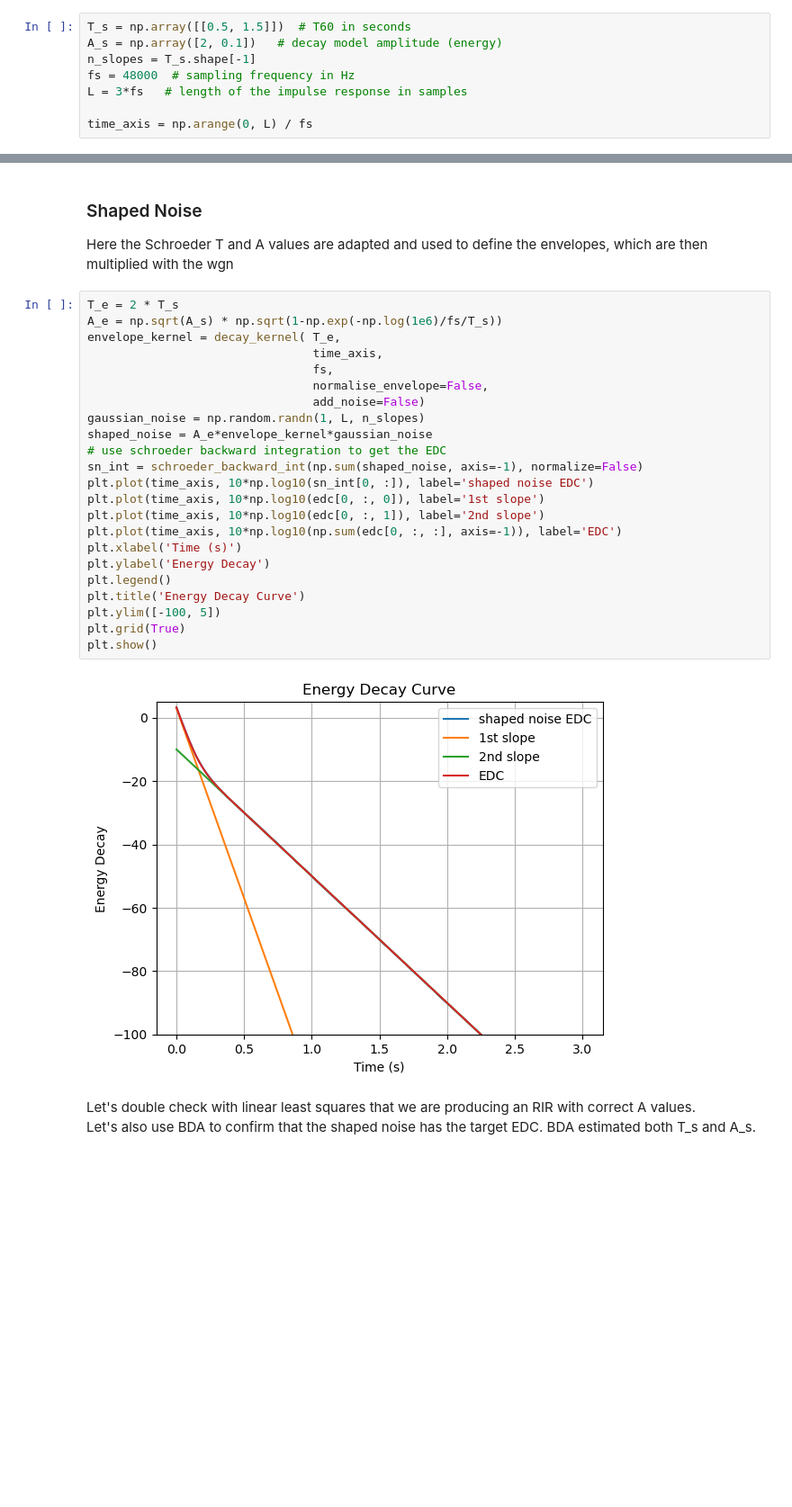
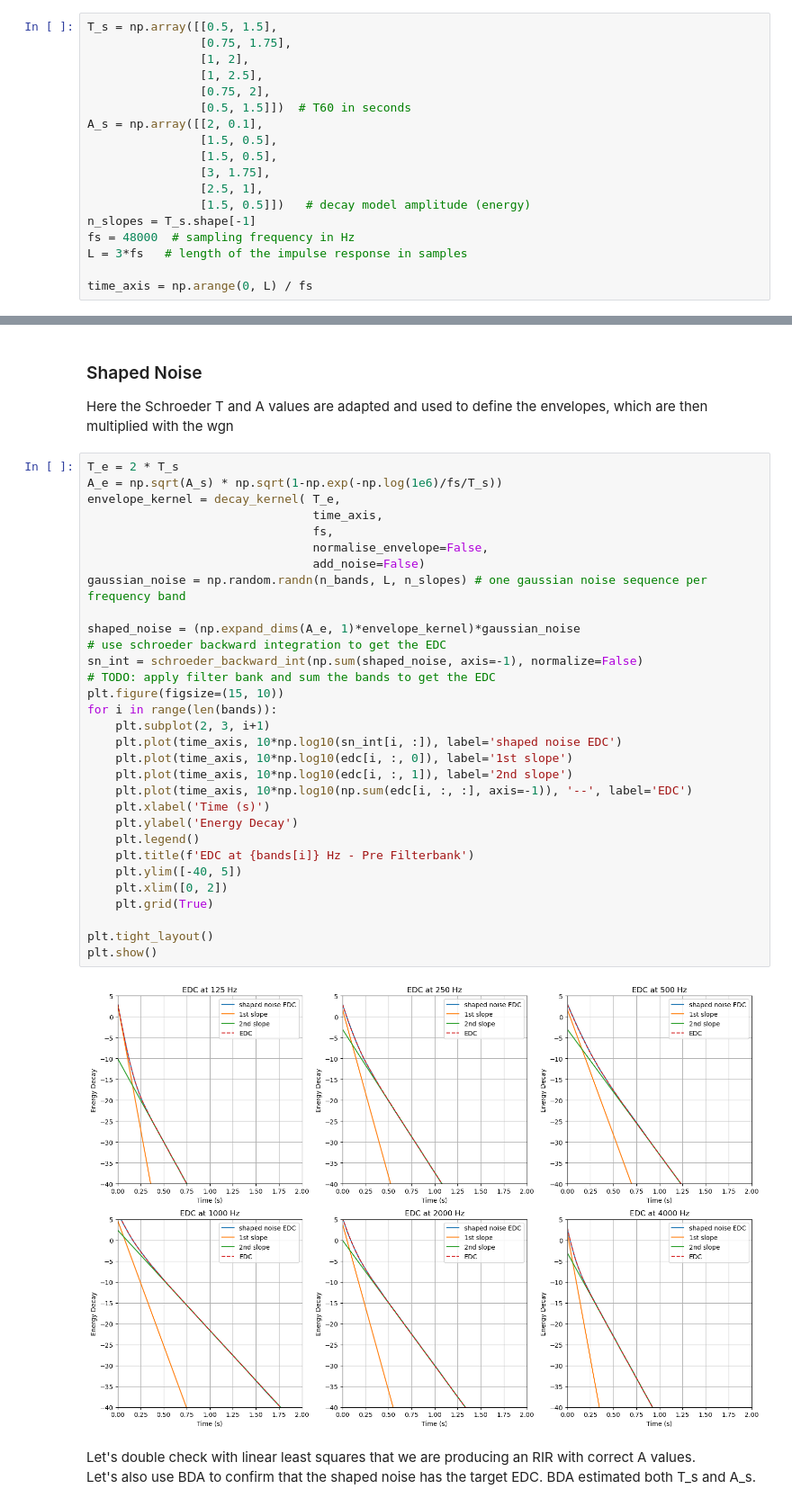
Before and after one commit to gdalsanto/slope2noise, a Jupyter notebook: test_amplitude_conversion.ipynb, the cells around one changed output, grey strips where cells are left out. Shown at 90% size. Drawn from its saved outputs; the diff is of its cells as text; blank space fills up the shorter version.

```diff
--- a/test_amplitude_conversion.ipynb
+++ b/test_amplitude_conversion.ipynb
@@ -48,8 +48,18 @@ Here we are testing the code used to generate impulse responses by shaping white
 The envelope is adjusted to match a target EDC, following the common slope model.
 First, define the T and A energy decay parameters (in the Schroeder backward integration sense)
 # %%
-T_s = np.array([[0.5, 1.5]])  # T60 in seconds
-A_s = np.array([2, 0.1])   # decay model amplitude (energy)
+T_s = np.array([[0.5, 1.5],
+                [0.75, 1.75],
+                [1, 2],
+                [1, 2.5],
+                [0.75, 2],
+                [0.5, 1.5]])  # T60 in seconds
+A_s = np.array([[2, 0.1],
+                [1.5, 0.5],
+                [1.5, 0.5],
+                [3, 1.75],
+                [2.5, 1],
+                [1.5, 0.5]])   # decay model amplitude (energy)
 n_slopes = T_s.shape[-1]
 fs = 48000  # sampling frequency in Hz
 L = 3*fs   # length of the impulse response in samples
@@ -83,28 +101,36 @@ Here the Schroeder T and A values are adapted and used to define the envelopes,
 # %%
 T_e = 2 * T_s
 A_e = np.sqrt(A_s) * np.sqrt(1-np.exp(-np.log(1e6)/fs/T_s))
 envelope_kernel = decay_kernel( T_e,
                                 time_axis,
                                 fs,
                                 normalise_envelope=False,
                                 add_noise=False)
-gaussian_noise = np.random.randn(1, L, n_slopes)
-shaped_noise = A_e*envelope_kernel*gaussian_noise
+gaussian_noise = np.random.randn(n_bands, L, n_slopes) # one gaussian noise sequence per frequency band
+
+shaped_noise = (np.expand_dims(A_e, 1)*envelope_kernel)*gaussian_noise
 # use schroeder backward integration to get the EDC
 sn_int = schroeder_backward_int(np.sum(shaped_noise, axis=-1), normalize=False)
-plt.plot(time_axis, 10*np.log10(sn_int[0, :]), label='shaped noise EDC')
-plt.plot(time_axis, 10*np.log10(edc[0, :, 0]), label='1st slope')
-plt.plot(time_axis, 10*np.log10(edc[0, :, 1]), label='2nd slope')
-plt.plot(time_axis, 10*np.log10(np.sum(edc[0, :, :], axis=-1)), label='EDC')
-plt.xlabel('Time (s)')
-plt.ylabel('Energy Decay')
-plt.legend()
-plt.title('Energy Decay Curve')
-plt.ylim([-100, 5])
-plt.grid(True)
+# TODO: apply filter bank and sum the bands to get the EDC
+plt.figure(figsize=(15, 10))
+for i in range(len(bands)):
+    plt.subplot(2, 3, i+1)
+    plt.plot(time_axis, 10*np.log10(sn_int[i, :]), label='shaped noise EDC')
+    plt.plot(time_axis, 10*np.log10(edc[i, :, 0]), label='1st slope')
+    plt.plot(time_axis, 10*np.log10(edc[i, :, 1]), label='2nd slope')
+    plt.plot(time_axis, 10*np.log10(np.sum(edc[i, :, :], axis=-1)), '--', label='EDC')
+    plt.xlabel('Time (s)')
+    plt.ylabel('Energy Decay')
+    plt.legend()
+    plt.title(f'EDC at {bands[i]} Hz - Pre Filterbank')
+    plt.ylim([-40, 5])
+    plt.xlim([0, 2])
+    plt.grid(True)
+
+plt.tight_layout()
 plt.show()
 # %% [output]
-[figure, old version]
+[figure, new version]
 # %% [markdown]
 Let's double check with linear least squares that we are producing an RIR with correct A values.
 Let's also use BDA to confirm that the shaped noise has the target EDC. BDA estimated both T_s and A_s.
```
Also changed, not shown: parts of 8 cells of this notebook, 1 other file.
